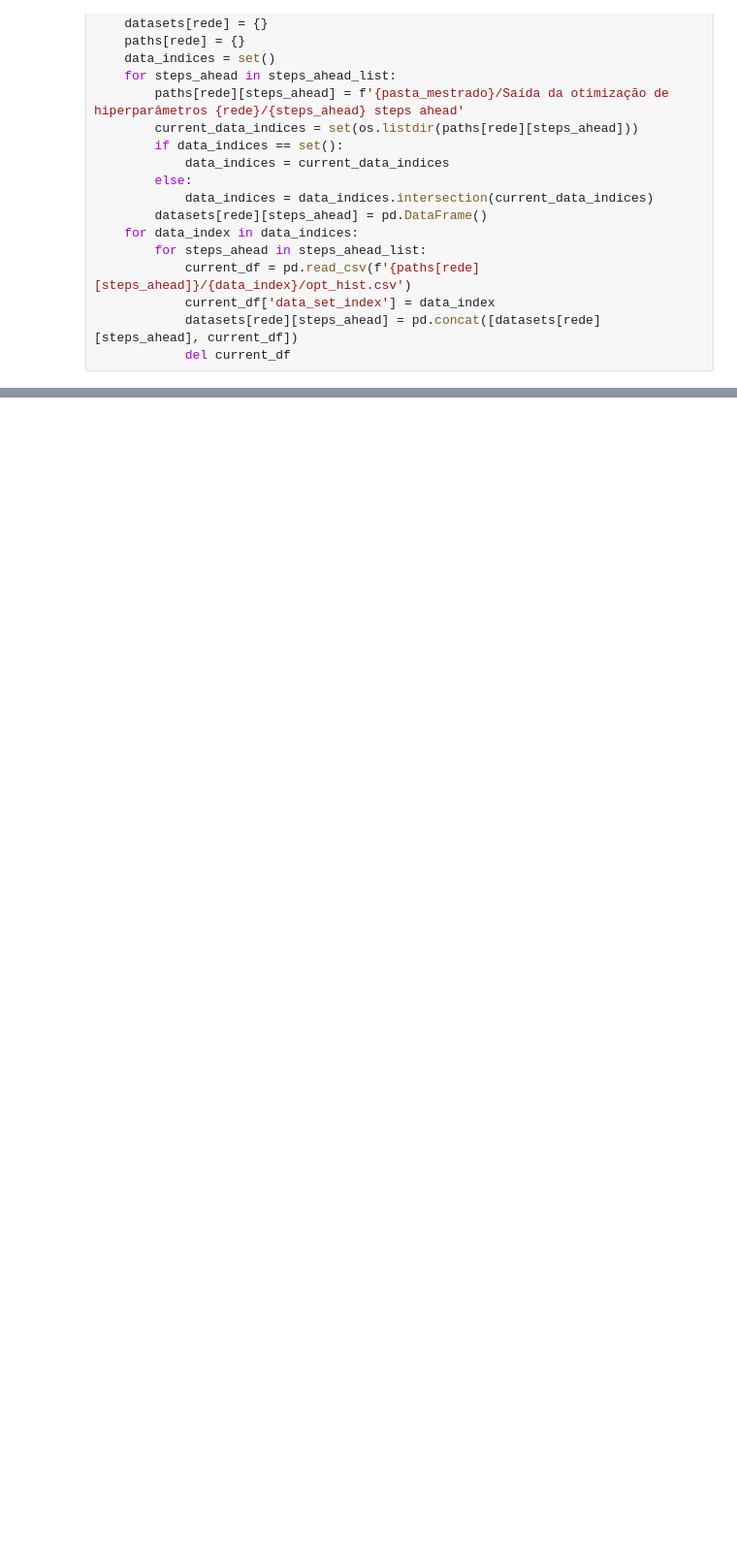
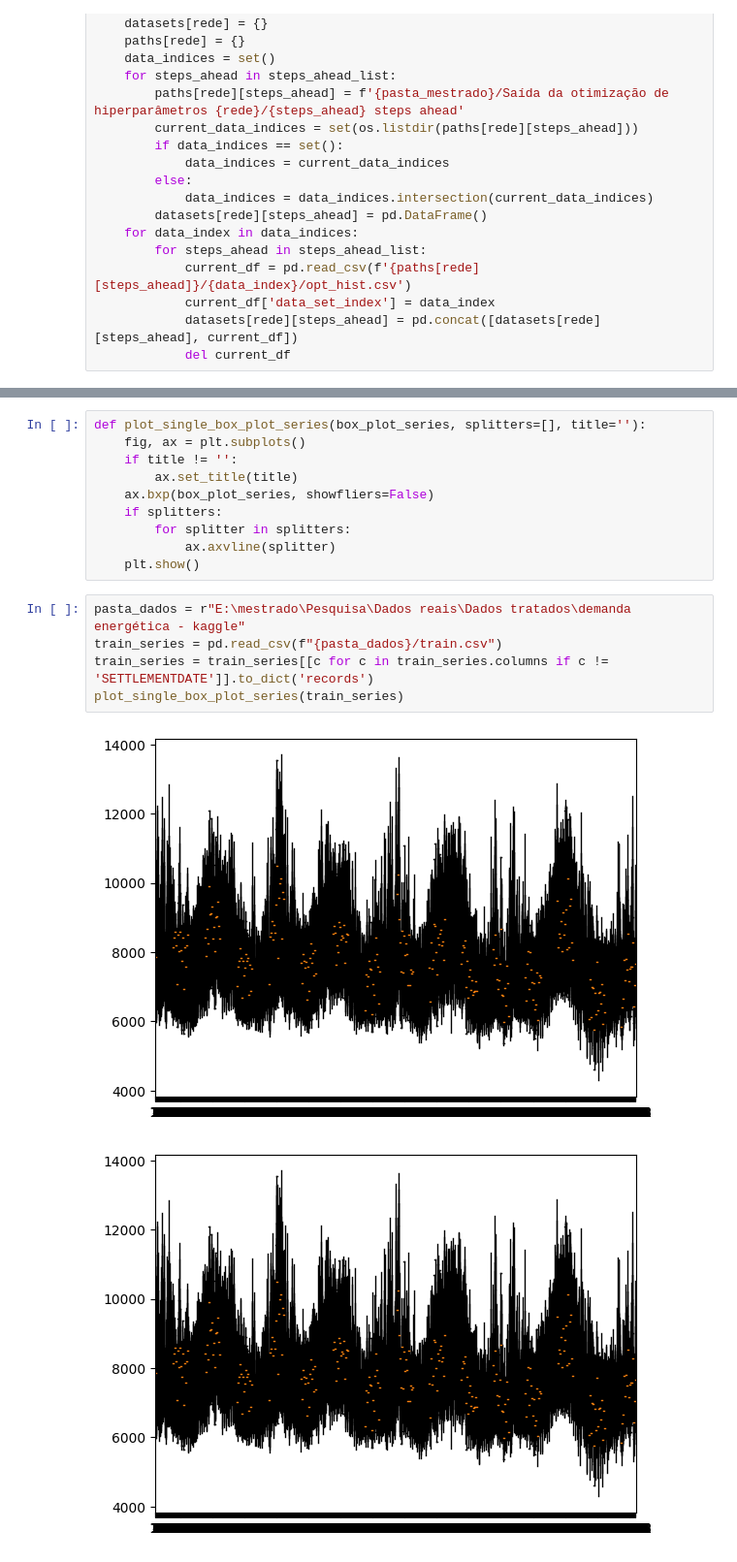
Before and after one commit to LFBJC/mestrado, a Jupyter notebook: Análise dos Experimentos.ipynb, the cells around one changed output, grey strips where cells are left out. Shown at 97% size. Cells and saved outputs as stored; diff of their text form; blank space fills up the shorter version.

```diff
--- a/Análise dos Experimentos.ipynb
+++ b/Análise dos Experimentos.ipynb
@@ -156,0 +270,18 @@ Pelo teste de Mann-Whitney com nível de significância α=0.05 não há evidên
+# %%
+def plot_single_box_plot_series(box_plot_series, splitters=[], title=''):
+    fig, ax = plt.subplots()
+    if title != '':
+        ax.set_title(title)
+    ax.bxp(box_plot_series, showfliers=False)
+    if splitters:
+        for splitter in splitters:
+            ax.axvline(splitter)
+    plt.show()
+# %%
+pasta_dados = r"E:\mestrado\Pesquisa\Dados reais\Dados tratados\demanda energética - kaggle"
+train_series = pd.read_csv(f"{pasta_dados}/train.csv")
+train_series = train_series[[c for c in train_series.columns if c != 'SETTLEMENTDATE']].to_dict('records')
+plot_single_box_plot_series(train_series)
+# %% [output]
+[figure, added]
+[figure, added]
```
Also changed, not shown: parts of 15 cells of this notebook, 7 other files.
